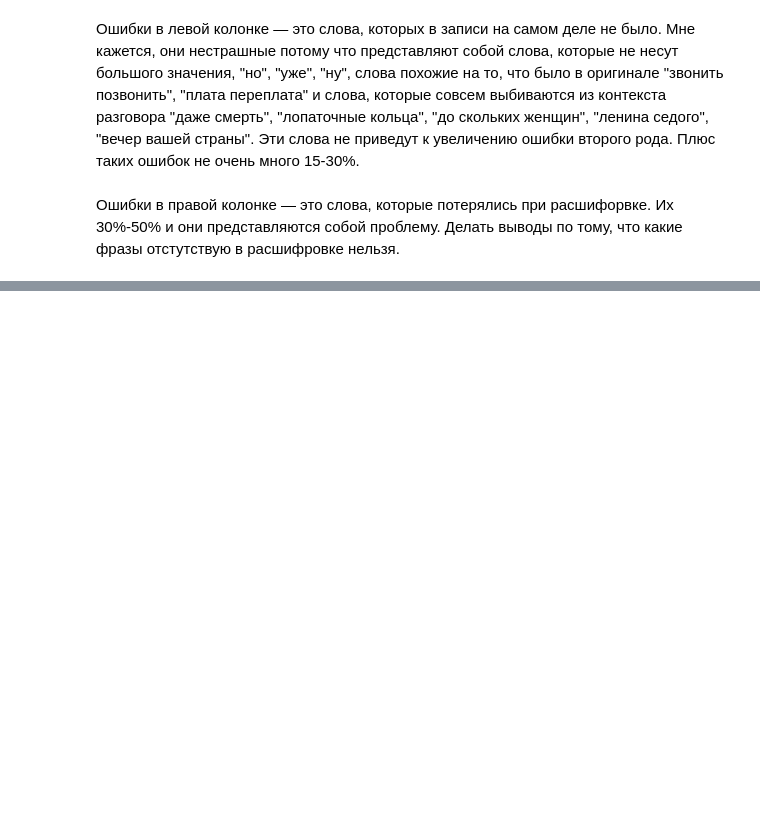
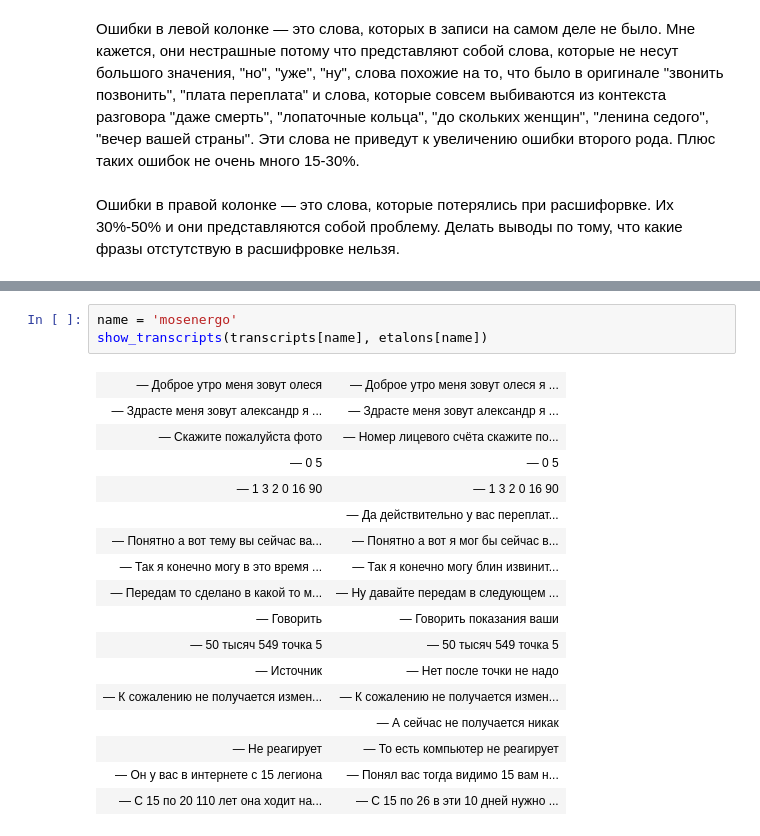
Before and after one commit to kuk/analyze-callcenter, a Jupyter notebook: notes.ipynb, the cells around one changed output, grey strips where cells are left out. Saved outputs shown, nothing was run; the diff lists cells and outputs as text; blank space fills up the shorter version.

```diff
--- a/notes.ipynb
+++ b/notes.ipynb
@@ -212,0 +234,21 @@ data.set_index('name').plot(kind='bar')
+# %%
+name = 'mosenergo'
+show_transcripts(transcripts[name], etalons[name])
+# %% [output]
+| — Доброе утро меня зовут олеся | — Доброе утро меня зовут олеся я ... |
+| — Здрасте меня зовут александр я ... | — Здрасте меня зовут александр я ... |
+| — Скажите пожалуйста фото | — Номер лицевого счёта скажите по... |
+| — 0 5 | — 0 5 |
+| — 1 3 2 0 16 90 | — 1 3 2 0 16 90 |
+|  | — Да действительно у вас переплат... |
+| — Понятно а вот тему вы сейчас ва... | — Понятно а вот я мог бы сейчас в... |
+| — Так я конечно могу в это время ... | — Так я конечно могу блин извинит... |
+| — Передам то сделано в какой то м... | — Ну давайте передам в следующем ... |
+| — Говорить | — Говорить показания ваши |
+| — 50 тысяч 549 точка 5 | — 50 тысяч 549 точка 5 |
+| — Источник | — Нет после точки не надо |
+| — К сожалению не получается измен... | — К сожалению не получается измен... |
+|  | — А сейчас не получается никак |
+| — Не реагирует | — То есть компьютер не реагирует |
+| — Он у вас в интернете с 15 легиона | — Понял вас тогда видимо 15 вам н... |
+| — С 15 по 20 110 лет она ходит на... | — С 15 по 26 в эти 10 дней нужно ... |
```
Also changed, not shown: parts of 9 cells of this notebook, 1 other file.
